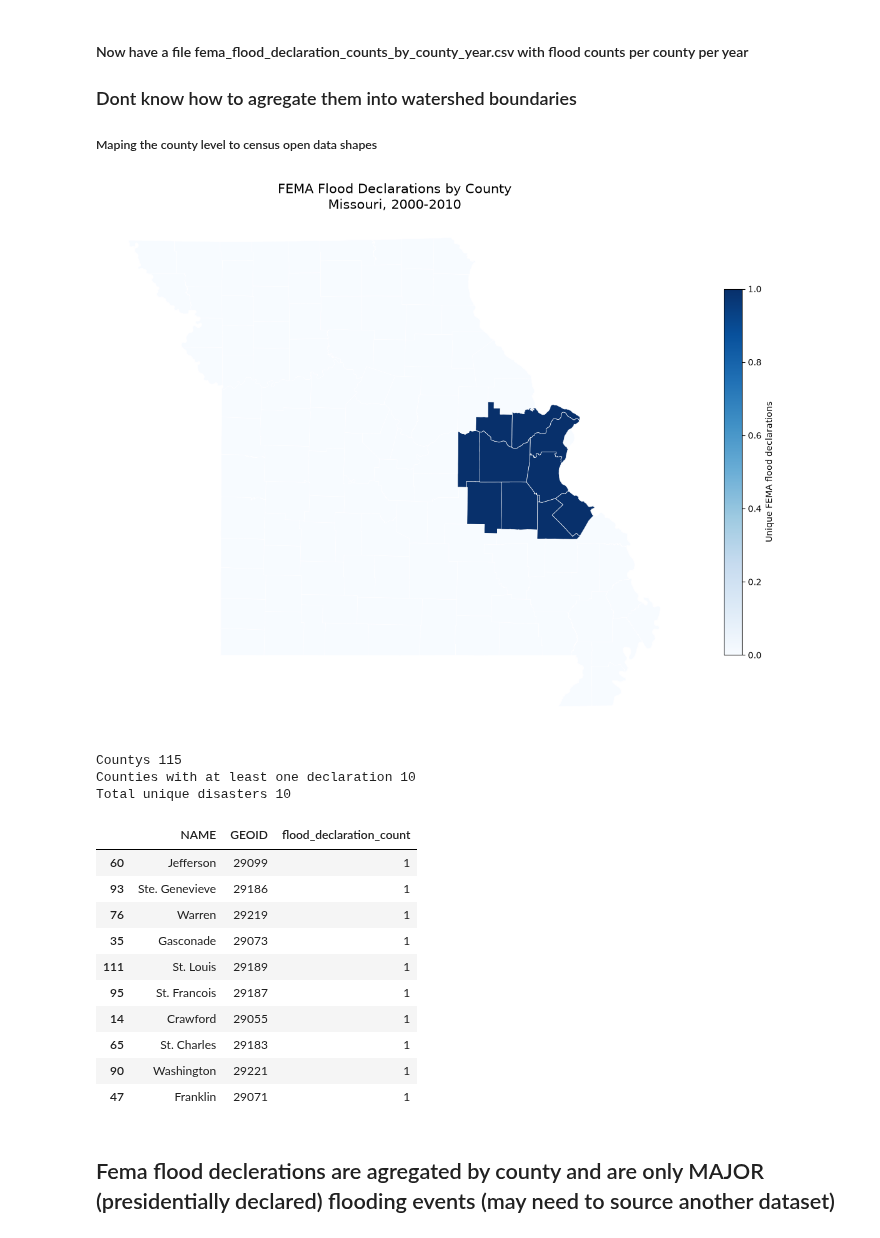
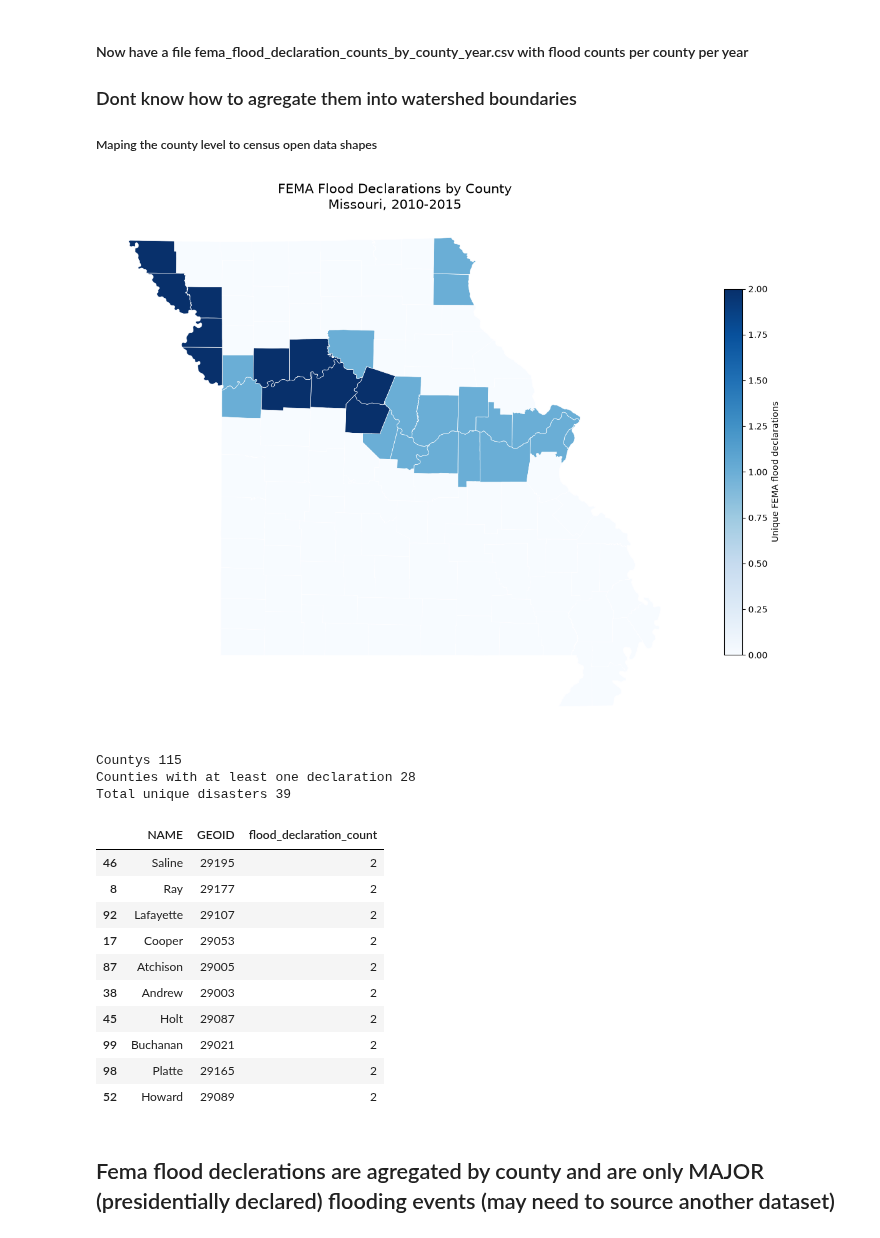
Before and after one commit to SophiaMeyers/USGS-Gages-Research, a Jupyter notebook: notebooks/261021-01_explore_usgs_gages.ipynb, the cells around one changed output. Cells and saved outputs as stored; diff of their text form; code cells hidden in the pictures.

```diff
--- a/notebooks/261021-01_explore_usgs_gages.ipynb
+++ b/notebooks/261021-01_explore_usgs_gages.ipynb
@@ -1020,8 +1023,8 @@ Unique place codes with void county codes: 83
 ##### Maping the county level to census open data shapes
 # %%
 STATE = "Missouri"
-START_YEAR = 2000
-END_YEAR = 2010
+START_YEAR = 2010
+END_YEAR = 2015
 
 project_folder = Path(
     "/Users/sophiameyers/Documents/GitHub/USGS-Gages-Research"
@@ -1164,48 +1167,48 @@ county_map.plot(
 
 ax.set_title(
     f"FEMA Flood Declarations by County\n"
     f"{STATE}, {START_YEAR}-{END_YEAR}",
     fontsize=15
 )
 
 ax.set_axis_off()
 plt.tight_layout()
 plt.show()
 
 #summary
 print(f"Countys {len(county_map)}")
 print(
     "Counties with at least one declaration",
     int((county_map["flood_declaration_count"] > 0).sum())
 )
 print(
     "Total unique disasters",
     int(county_counts["flood_declaration_count"].sum())
 )
 
 display(
     county_map[
         ["NAME", "GEOID", "flood_declaration_count"]
     ]
     .sort_values("flood_declaration_count", ascending=False)
     .head(10)
 )
 # %% [output]
-[figure, old version]
+[figure, new version]
 Countys 115
-Counties with at least one declaration 10
-Total unique disasters 10
+Counties with at least one declaration 28
+Total unique disasters 39
 |  | NAME | GEOID | flood_declaration_count |
-| 60 | Jefferson | 29099 | 1 |
-| 93 | Ste. Genevieve | 29186 | 1 |
-| 76 | Warren | 29219 | 1 |
-| 35 | Gasconade | 29073 | 1 |
-| 111 | St. Louis | 29189 | 1 |
-| 95 | St. Francois | 29187 | 1 |
-| 14 | Crawford | 29055 | 1 |
-| 65 | St. Charles | 29183 | 1 |
-| 90 | Washington | 29221 | 1 |
-| 47 | Franklin | 29071 | 1 |
+| 46 | Saline | 29195 | 2 |
+| 8 | Ray | 29177 | 2 |
+| 92 | Lafayette | 29107 | 2 |
+| 17 | Cooper | 29053 | 2 |
+| 87 | Atchison | 29005 | 2 |
+| 38 | Andrew | 29003 | 2 |
+| 45 | Holt | 29087 | 2 |
+| 99 | Buchanan | 29021 | 2 |
+| 98 | Platte | 29165 | 2 |
+| 52 | Howard | 29089 | 2 |
 # %% [markdown]
 ## Fema flood declerations are agregated by county and are only MAJOR (presidentially declared) flooding events (may need to source another dataset)
 # %% [markdown]
```
Also changed, not shown: parts of 27 cells of this notebook, 1 other file.
